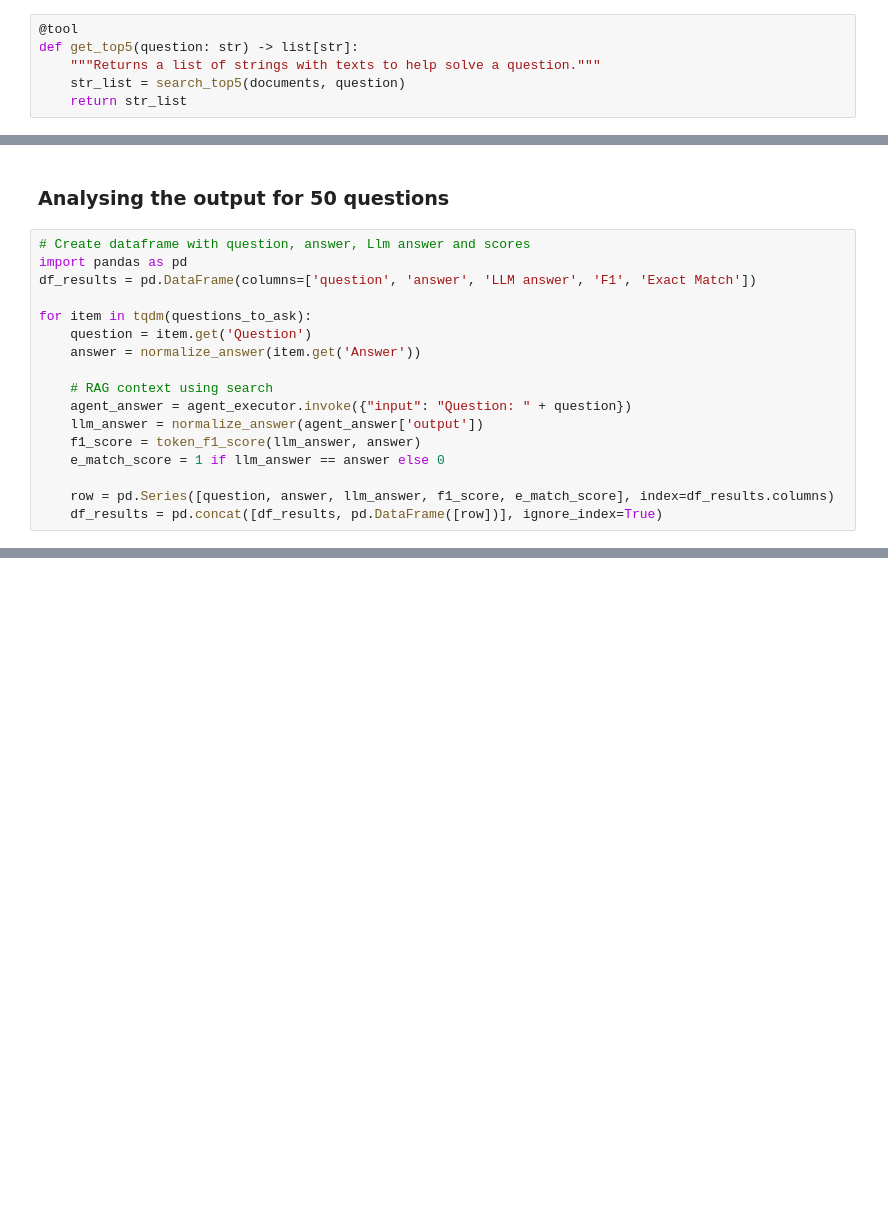
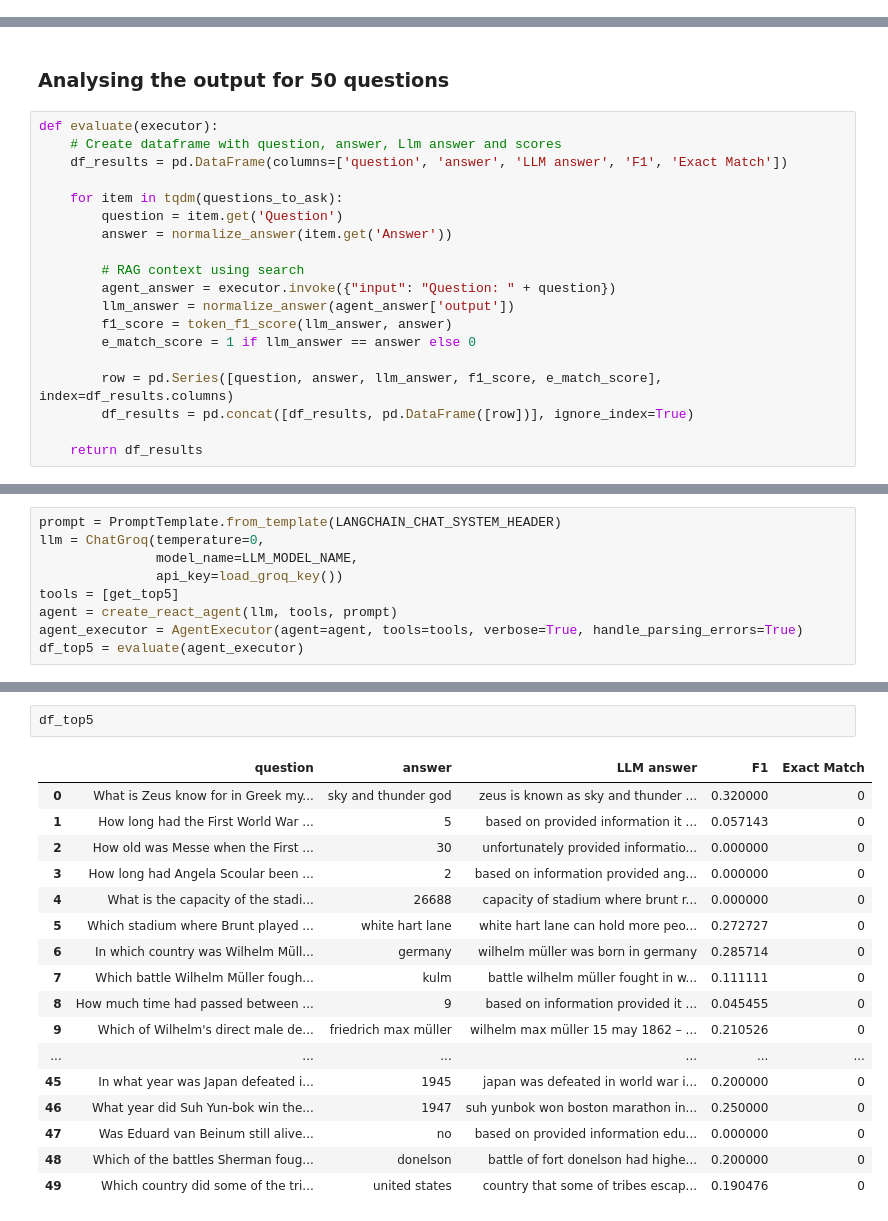
Before and after one commit to fabiograssiotto/IA024, a Jupyter notebook: Aula_9_10/RA890441 - Aula9_10.ipynb, the cells around one changed output, grey strips where cells are left out. Cells and saved outputs as stored; diff of their text form; blank space fills up the shorter version.

```diff
--- a/Aula_9_10/RA890441 - Aula9_10.ipynb
+++ b/Aula_9_10/RA890441 - Aula9_10.ipynb
@@ -288,6 +313,0 @@ New input: {input}
-# %%
-@tool
-def get_top5(question: str) -> list[str]:
-    """Returns a list of strings with texts to help solve a question."""
-    str_list = search_top5(documents, question)
-    return str_list
@@ -365,19 +392,21 @@ def token_f1_score(prediction, ground_truth):
 # %% [markdown]
 ### Analysing the output for 50 questions
 # %%
-# Create dataframe with question, answer, Llm answer and scores
-import pandas as pd
-df_results = pd.DataFrame(columns=['question', 'answer', 'LLM answer', 'F1', 'Exact Match'])
+def evaluate(executor):
+    # Create dataframe with question, answer, Llm answer and scores
+    df_results = pd.DataFrame(columns=['question', 'answer', 'LLM answer', 'F1', 'Exact Match'])
 
-for item in tqdm(questions_to_ask):
-    question = item.get('Question')
-    answer = normalize_answer(item.get('Answer'))
+    for item in tqdm(questions_to_ask):
+        question = item.get('Question')
+        answer = normalize_answer(item.get('Answer'))
 
-    # RAG context using search
-    agent_answer = agent_executor.invoke({"input": "Question: " + question})
-    llm_answer = normalize_answer(agent_answer['output'])
-    f1_score = token_f1_score(llm_answer, answer)
-    e_match_score = 1 if llm_answer == answer else 0
+        # RAG context using search
+        agent_answer = executor.invoke({"input": "Question: " + question})
+        llm_answer = normalize_answer(agent_answer['output'])
+        f1_score = token_f1_score(llm_answer, answer)
+        e_match_score = 1 if llm_answer == answer else 0
 
-    row = pd.Series([question, answer, llm_answer, f1_score, e_match_score], index=df_results.columns)
-    df_results = pd.concat([df_results, pd.DataFrame([row])], ignore_index=True)
+        row = pd.Series([question, answer, llm_answer, f1_score, e_match_score], index=df_results.columns)
+        df_results = pd.concat([df_results, pd.DataFrame([row])], ignore_index=True)
+
+    return df_results
@@ -546,0 +415,9 @@ Action Input: Which country hosted the 1948 Leprosy Congress?
+# %%
+prompt = PromptTemplate.from_template(LANGCHAIN_CHAT_SYSTEM_HEADER)
+llm = ChatGroq(temperature=0,
+               model_name=LLM_MODEL_NAME,
+               api_key=load_groq_key())
+tools = [get_top5]
+agent = create_react_agent(llm, tools, prompt)
+agent_executor = AgentExecutor(agent=agent, tools=tools, verbose=True, handle_parsing_errors=True)
+df_top5 = evaluate(agent_executor)
@@ -569 +542,21 @@ df_results
+# %%
+df_top5
+# %% [output]
+|  | question | answer | LLM answer | F1 | Exact Match |
+| 0 | What is Zeus know for in Greek my... | sky and thunder god | zeus is known as sky and thunder ... | 0.320000 | 0 |
+| 1 | How long had the First World War ... | 5 | based on provided information it ... | 0.057143 | 0 |
+| 2 | How old was Messe when the First ... | 30 | unfortunately provided informatio... | 0.000000 | 0 |
+| 3 | How long had Angela Scoular been ... | 2 | based on information provided ang... | 0.000000 | 0 |
+| 4 | What is the capacity of the stadi... | 26688 | capacity of stadium where brunt r... | 0.000000 | 0 |
+| 5 | Which stadium where Brunt played ... | white hart lane | white hart lane can hold more peo... | 0.272727 | 0 |
+| 6 | In which country was Wilhelm Müll... | germany | wilhelm müller was born in germany | 0.285714 | 0 |
+| 7 | Which battle Wilhelm Müller fough... | kulm | battle wilhelm müller fought in w... | 0.111111 | 0 |
+| 8 | How much time had passed between ... | 9 | based on information provided it ... | 0.045455 | 0 |
+| 9 | Which of Wilhelm's direct male de... | friedrich max müller | wilhelm max müller 15 may 1862 – ... | 0.210526 | 0 |
+| ... | ... | ... | ... | ... | ... |
+| 45 | In what year was Japan defeated i... | 1945 | japan was defeated in world war i... | 0.200000 | 0 |
+| 46 | What year did Suh Yun-bok win the... | 1947 | suh yunbok won boston marathon in... | 0.250000 | 0 |
+| 47 | Was Eduard van Beinum still alive... | no | based on provided information edu... | 0.000000 | 0 |
+| 48 | Which of the battles Sherman foug... | donelson | battle of fort donelson had highe... | 0.200000 | 0 |
+| 49 | Which country did some of the tri... | united states | country that some of tribes escap... | 0.190476 | 0 |
 # %%
```
Also changed, not shown: parts of 38 cells of this notebook, 3 other files.
